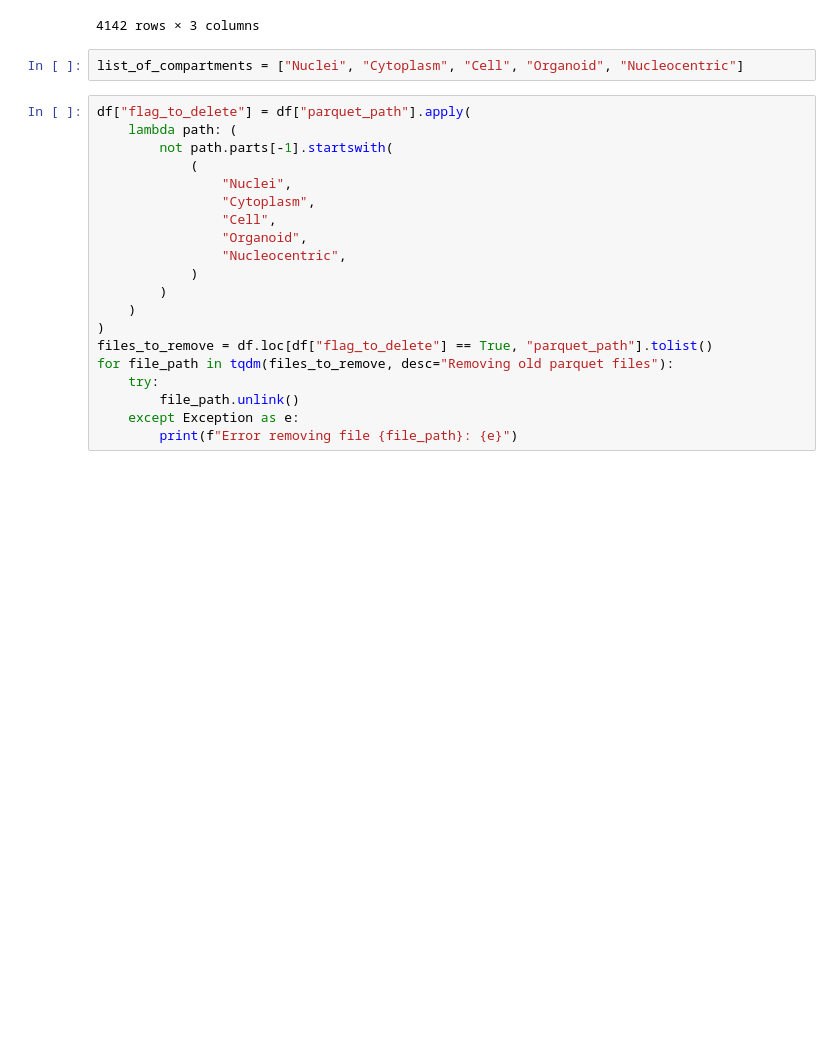
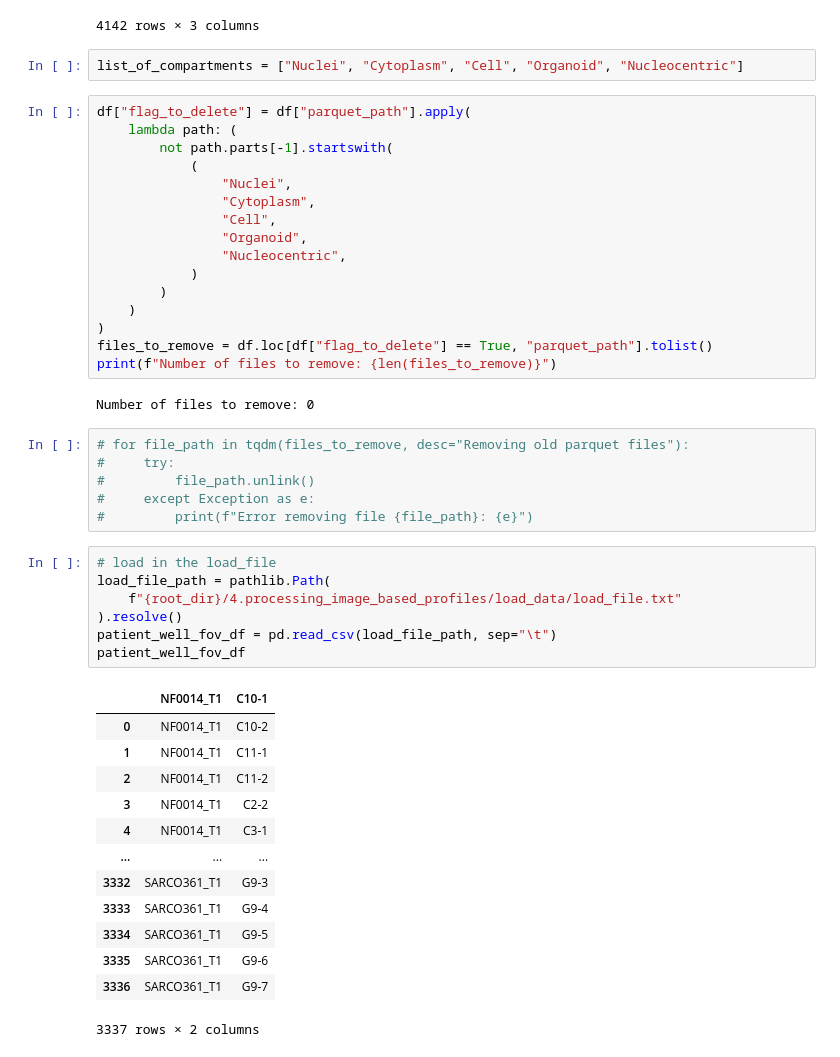
Before and after one commit to WayScience/NF1_3D_organoid_profiling_pipeline, a Jupyter notebook: 4.processing_image_based_profiles/notebooks/clean_old_profiles.ipynb, the cells around one changed output. Drawn from its saved outputs; the diff is of its cells as text; blank space fills up the shorter version.

```diff
--- a/4.processing_image_based_profiles/notebooks/clean_old_profiles.ipynb
+++ b/4.processing_image_based_profiles/notebooks/clean_old_profiles.ipynb
@@ -79,8 +79,33 @@ df["flag_to_delete"] = df["parquet_path"].apply(
     )
 )
 files_to_remove = df.loc[df["flag_to_delete"] == True, "parquet_path"].tolist()
-for file_path in tqdm(files_to_remove, desc="Removing old parquet files"):
-    try:
-        file_path.unlink()
-    except Exception as e:
-        print(f"Error removing file {file_path}: {e}")
+print(f"Number of files to remove: {len(files_to_remove)}")
+# %% [output]
+Number of files to remove: 0
+# %%
+# for file_path in tqdm(files_to_remove, desc="Removing old parquet files"):
+#     try:
+#         file_path.unlink()
+#     except Exception as e:
+#         print(f"Error removing file {file_path}: {e}")
+# %%
+# load in the load_file
+load_file_path = pathlib.Path(
+    f"{root_dir}/4.processing_image_based_profiles/load_data/load_file.txt"
+).resolve()
+patient_well_fov_df = pd.read_csv(load_file_path, sep="\t")
+patient_well_fov_df
+# %% [output]
+|  | NF0014_T1 | C10-1 |
+| 0 | NF0014_T1 | C10-2 |
+| 1 | NF0014_T1 | C11-1 |
+| 2 | NF0014_T1 | C11-2 |
+| 3 | NF0014_T1 | C2-2 |
+| 4 | NF0014_T1 | C3-1 |
+| ... | ... | ... |
+| 3332 | SARCO361_T1 | G9-3 |
+| 3333 | SARCO361_T1 | G9-4 |
+| 3334 | SARCO361_T1 | G9-5 |
+| 3335 | SARCO361_T1 | G9-6 |
+| 3336 | SARCO361_T1 | G9-7 |
+3337 rows × 2 columns
```
Also changed, not shown: parts of 1 cell of this notebook, 20 other files.
